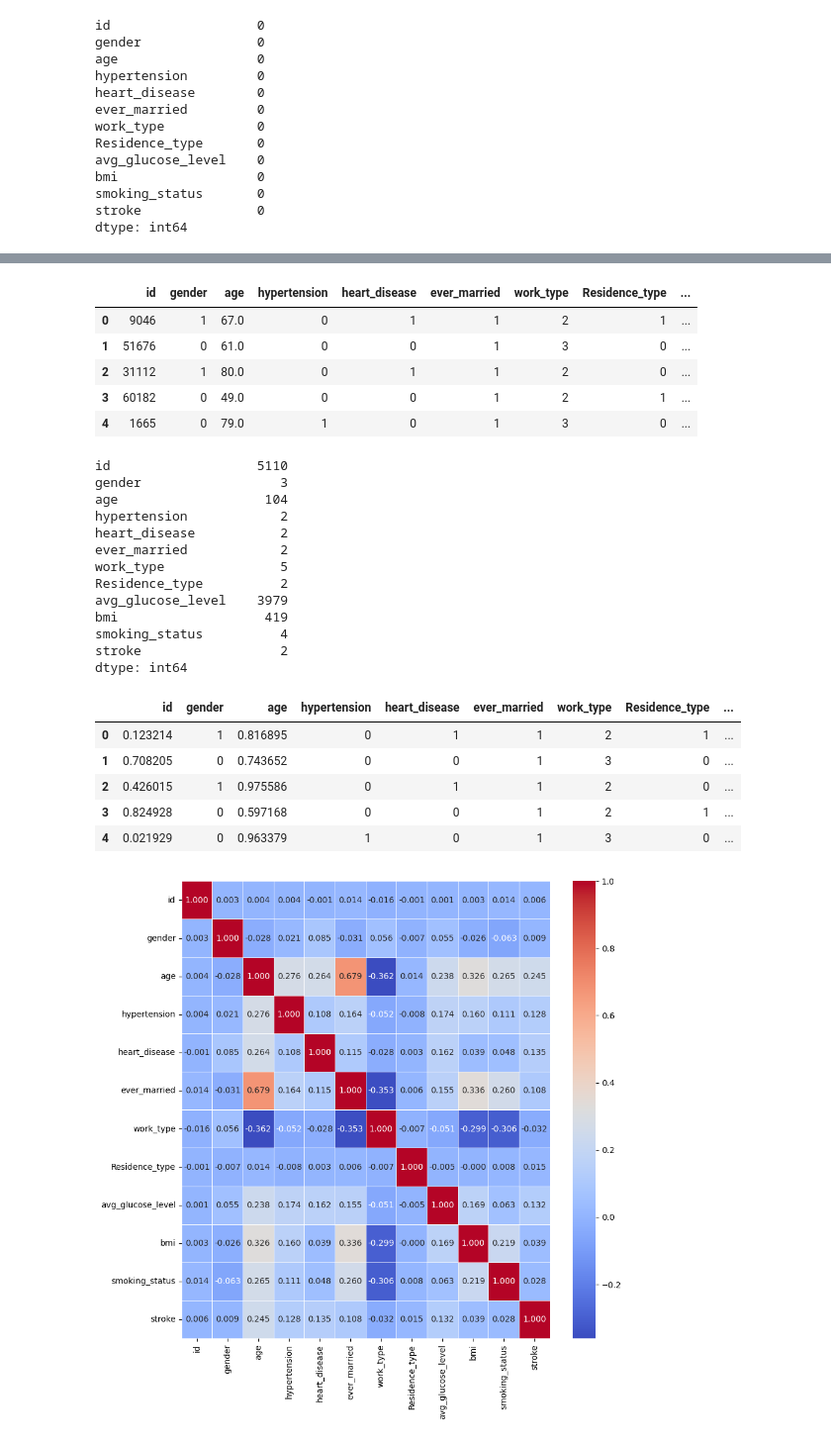
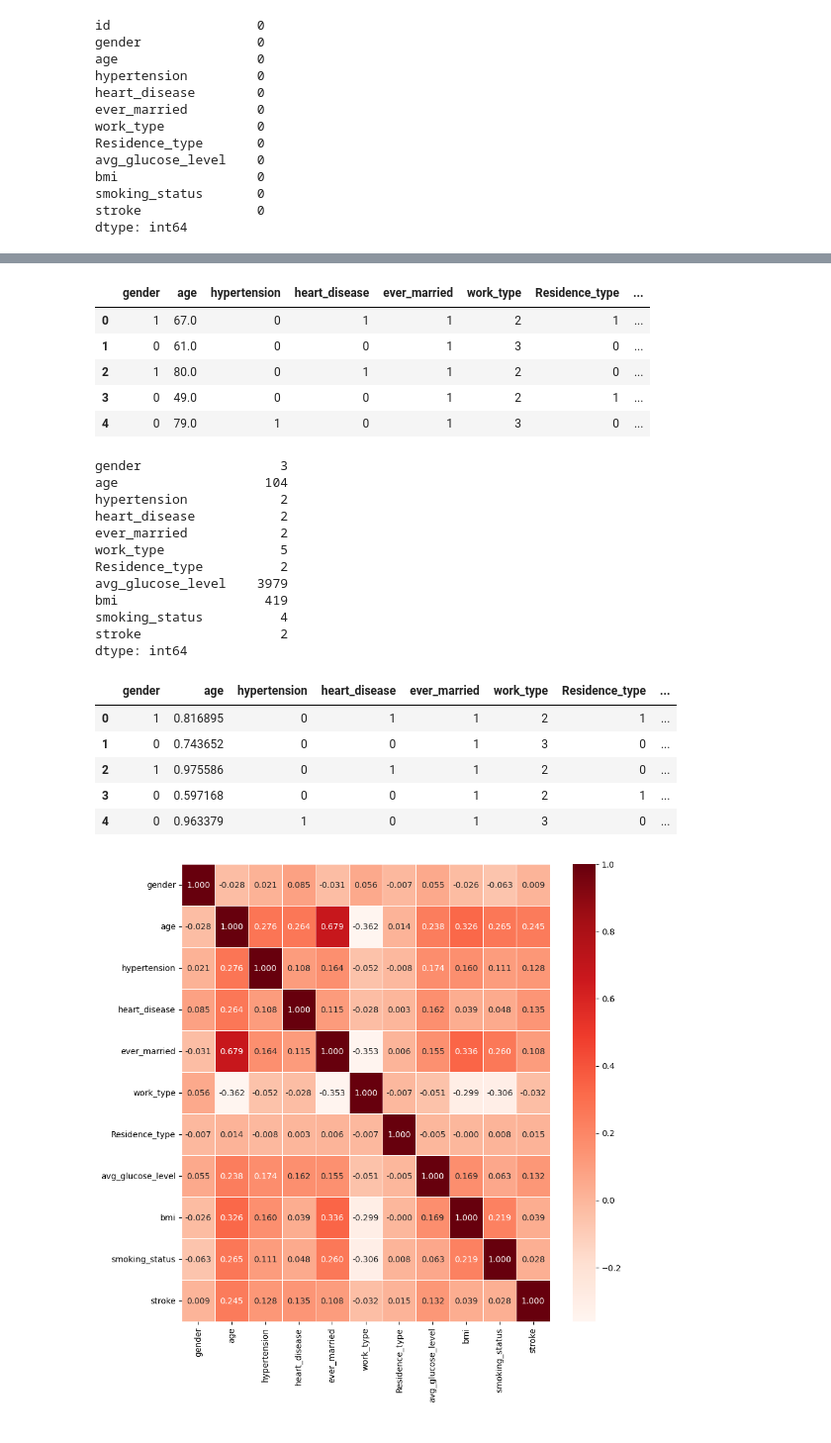
Before and after one commit to Muscar1a/CapstoneProject, a Jupyter notebook: analysis.ipynb, the cells around one changed output, grey strips where cells are left out. Shown at 99% size. Cells and saved outputs as stored; diff of their text form; code cells hidden in the pictures.

```diff
--- a/analysis.ipynb
+++ b/analysis.ipynb
@@ -107,4 +107,4 @@ smoking_status       0
 stroke               0
 dtype: int64
 # %%
-df.drop('id', axis = 1)
+df = df.drop('id', axis = 1)
@@ -165,16 +149,15 @@ dtype: object
 # %%
 df.head(5)
 # %% [output]
-|  | id | gender | age | hypertension | heart_disease | ever_married | work_type | Residence_type | ... |
-| 0 | 9046 | 1 | 67.0 | 0 | 1 | 1 | 2 | 1 | ... |
-| 1 | 51676 | 0 | 61.0 | 0 | 0 | 1 | 3 | 0 | ... |
-| 2 | 31112 | 1 | 80.0 | 0 | 1 | 1 | 2 | 0 | ... |
-| 3 | 60182 | 0 | 49.0 | 0 | 0 | 1 | 2 | 1 | ... |
-| 4 | 1665 | 0 | 79.0 | 1 | 0 | 1 | 3 | 0 | ... |
+|  | gender | age | hypertension | heart_disease | ever_married | work_type | Residence_type | ... |
+| 0 | 1 | 67.0 | 0 | 1 | 1 | 2 | 1 | ... |
+| 1 | 0 | 61.0 | 0 | 0 | 1 | 3 | 0 | ... |
+| 2 | 1 | 80.0 | 0 | 1 | 1 | 2 | 0 | ... |
+| 3 | 0 | 49.0 | 0 | 0 | 1 | 2 | 1 | ... |
+| 4 | 0 | 79.0 | 1 | 0 | 1 | 3 | 0 | ... |
 # %%
 df.nunique()
 # %% [output]
-id                   5110
 gender                  3
 age                   104
 hypertension            2
@@ -198,17 +181,17 @@ for col_name in df.columns:
 # %%
 df.head(5)
 # %% [output]
-|  | id | gender | age | hypertension | heart_disease | ever_married | work_type | Residence_type | ... |
-| 0 | 0.123214 | 1 | 0.816895 | 0 | 1 | 1 | 2 | 1 | ... |
-| 1 | 0.708205 | 0 | 0.743652 | 0 | 0 | 1 | 3 | 0 | ... |
-| 2 | 0.426015 | 1 | 0.975586 | 0 | 1 | 1 | 2 | 0 | ... |
-| 3 | 0.824928 | 0 | 0.597168 | 0 | 0 | 1 | 2 | 1 | ... |
-| 4 | 0.021929 | 0 | 0.963379 | 1 | 0 | 1 | 3 | 0 | ... |
+|  | gender | age | hypertension | heart_disease | ever_married | work_type | Residence_type | ... |
+| 0 | 1 | 0.816895 | 0 | 1 | 1 | 2 | 1 | ... |
+| 1 | 0 | 0.743652 | 0 | 0 | 1 | 3 | 0 | ... |
+| 2 | 1 | 0.975586 | 0 | 1 | 1 | 2 | 0 | ... |
+| 3 | 0 | 0.597168 | 0 | 0 | 1 | 2 | 1 | ... |
+| 4 | 0 | 0.963379 | 1 | 0 | 1 | 3 | 0 | ... |
 # %%
 corr = df.corr()
 # %%
 plt.figure(figsize=(10, 10))
-sns.heatmap(corr, annot=True, cmap='coolwarm', fmt='.3f', linewidths=0.5)
+sns.heatmap(corr, annot=True, cmap='Reds', fmt='.3f', linewidths=0.5)
 plt.show()
 # %% [output]
-[figure, old version]
+[figure, new version]
```
Also changed, not shown: parts of 13 cells of this notebook.
